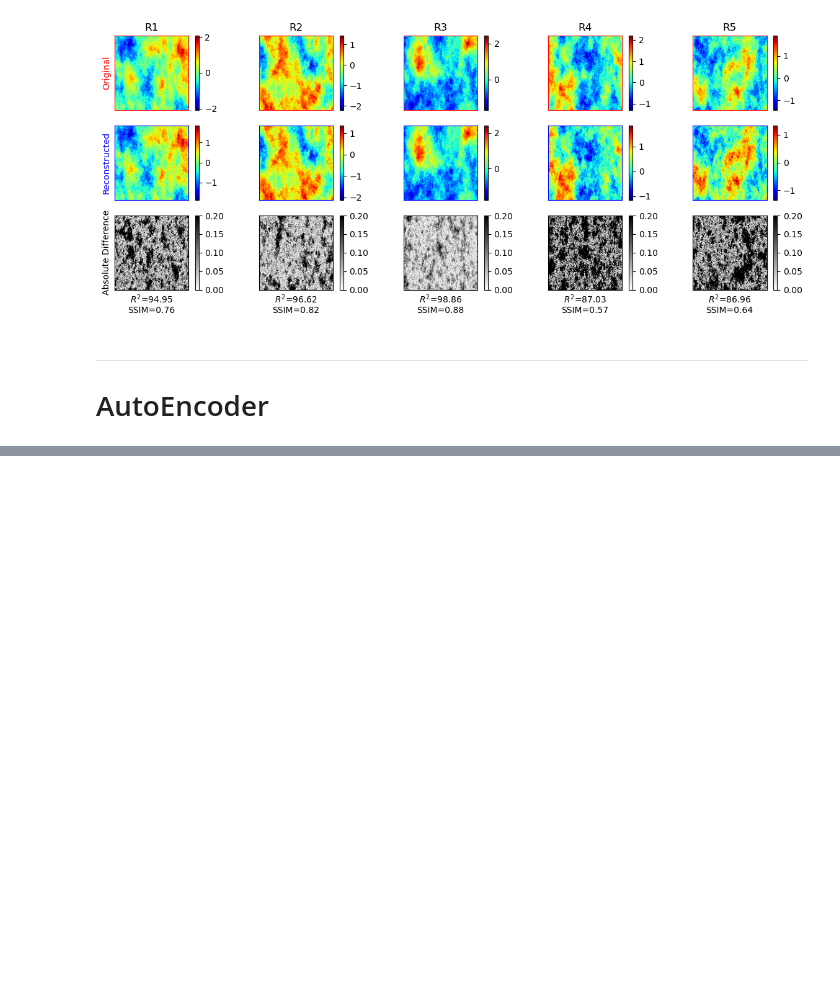
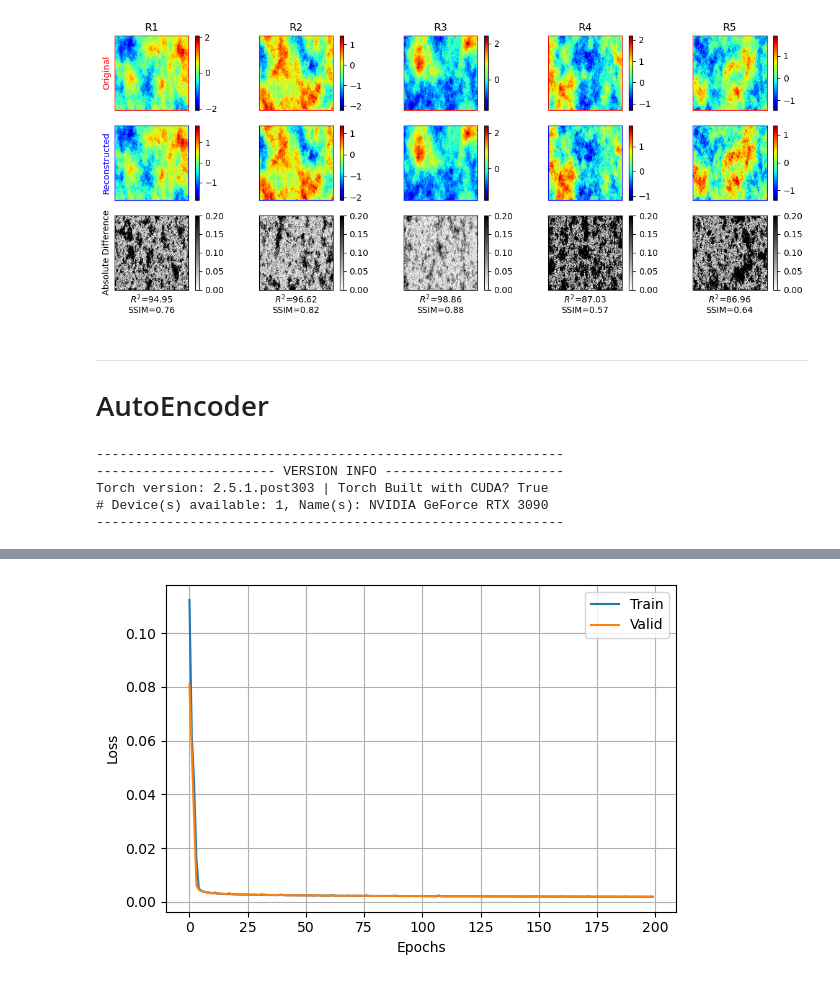
Before and after one commit to misaelmmorales/Dimensionality-Reduction, a Jupyter notebook: book.ipynb, the cells around one changed output, grey strips where cells are left out. Saved outputs shown, nothing was run; the diff lists cells and outputs as text; code cells hidden in the pictures; blank space fills up the shorter version.

```diff
--- a/book.ipynb
+++ b/book.ipynb
@@ -617,8 +617,16 @@ X_train, X_valid = random_split(X_dataset, [450, 50])
 
 trainloader = DataLoader(X_train, batch_size=16, shuffle=True)
 validloader = DataLoader(X_valid, batch_size=16, shuffle=False)
+
+device = check_torch(verbose=True)
+# %% [output]
+------------------------------------------------------------
+----------------------- VERSION INFO -----------------------
+Torch version: 2.5.1.post303 | Torch Built with CUDA? True
+# Device(s) available: 1, Name(s): NVIDIA GeForce RTX 3090
+------------------------------------------------------------
 # %%
-device = check_torch(verbose=True)
+device = torch.device("cuda" if torch.cuda.is_available() else "cpu")
 model = AutoEncoder(layers=[16, 64, 256]).to(device)
 optimizer = optim.Adam(params=model.parameters(), lr=1e-3)
 criterion = nn.MSELoss().to(device)
@@ -662,3 +670,4 @@ print('R2: {:.4f} | MSE: {:.4f} | SSIM: {:.4f}'.format(r2, mse, ssim))
 
 losses = pd.DataFrame({'train':train_loss, 'valid':valid_loss})
 plot_loss(losses)
+# %% [output]
@@ -665,3 +680,4 @@ plot_loss(losses)
+[figure, added]
 # %%
 fig, axs = plt.subplots(3, 5, figsize=(12,5), sharex=True, sharey=True)
 for j in range(5):
```
Also changed, not shown: parts of 2 cells of this notebook, 3 other files.
